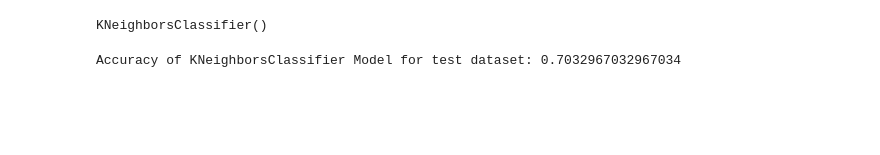
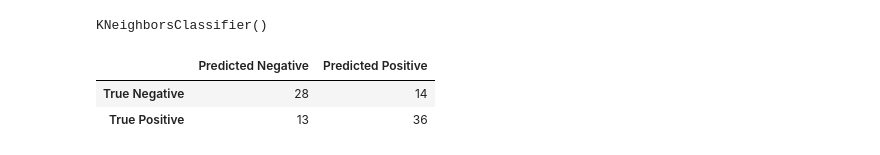
Before and after one commit to ProfessionalSalmon/Heart_Attack_Classification_Model, a Jupyter notebook: heart_attack.ipynb, the cells around one changed output. Drawn from its saved outputs; the diff is of its cells as text; code cells hidden in the pictures; blank space fills up the shorter version.

```diff
--- a/heart_attack.ipynb
+++ b/heart_attack.ipynb
@@ -197,7 +221,16 @@ Mean Accuracy for train dataset: 0.6445767195767196
 knn.fit(X_train, y_train)
 # %% [output]
 KNeighborsClassifier()
-# %%
-print(f'Accuracy of KNeighborsClassifier Model for test dataset: {knn.score(X_test, y_test)}')
-# %% [output]
-Accuracy of KNeighborsClassifier Model for test dataset: 0.7032967032967034
+# %%
+# Confusion Matrix
+y_pred_knn = knn.predict(X_test)
+
+knn_con = confusion_matrix(y_test, y_pred_knn)
+knn_con = pd.DataFrame(knn_con,
+                     index=['True Negative', 'True Positive'],
+                     columns=['Predicted Negative', 'Predicted Positive'])
+knn_con
+# %% [output]
+|  | Predicted Negative | Predicted Positive |
+| True Negative | 28 | 14 |
+| True Positive | 13 | 36 |
```
Also changed, not shown: parts of 7 cells of this notebook.
